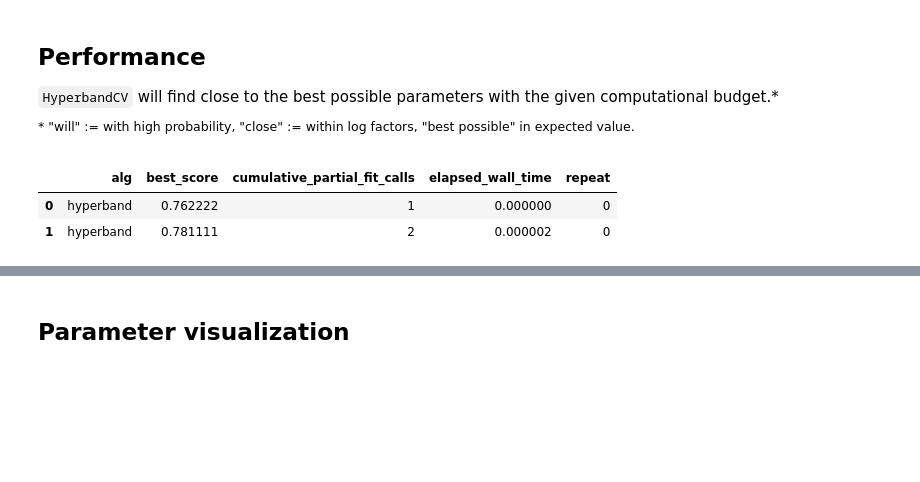
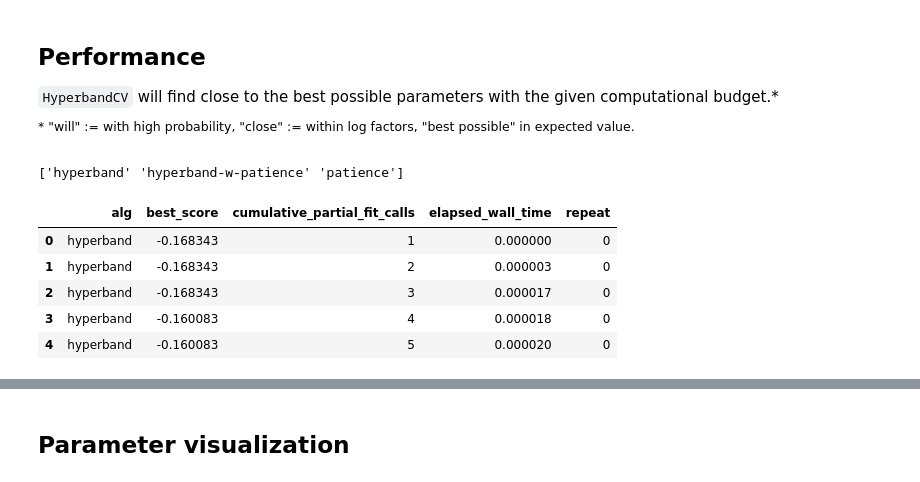
Before and after one commit to stsievert/dask-hyperband-comparison, a Jupyter notebook: Visualize.ipynb, the cells around one changed output, grey strips where cells are left out. Cells and saved outputs as stored; diff of their text form; code cells hidden in the pictures; blank space fills up the shorter version.

```diff
--- a/Visualize.ipynb
+++ b/Visualize.ipynb
@@ -7,4 +5,13 @@ with open('results/2018-11-07-history.json', 'r') as f:
-# %%
-from sklearn.externals import joblib
-with open("./results/2018-11-07-searches.joblib", "rb") as f:
-    searches = joblib.load(f)
+# %%
+import json
+def read_json(filename):
+    with open(filename, "r") as f:
+        return json.load(f)
+
+today = "2018-12-27"
+
+# list of arrays for each model.
+cv_results = {alg: read_json(f"out/{today}/{today}-{alg}-cv_results.json") for alg in ["hyperband", "hyperband-w-patience", "patience"]}
+
+# list of arrays with each score/time/etc. Each model entered more than once.
+histories = {alg: read_json(f"out/{today}/{today}-{alg}-history.json")for alg in ["hyperband", "hyperband-w-patience", "patience"]}
@@ -36,8 +53,8 @@ def shape_history(history, **kwargs):
 
     start = history[0]["elapsed_wall_time"]
     for row in history:
-        scores[row["model_id"]] = row["score"]
-        pf_calls[row["model_id"]] = row["partial_fit_calls"]
+        scores[row["estimator_id"]] = row["score"]
+        pf_calls[row["estimator_id"]] = row["partial_fit_calls"]
         cumulative_pf_calls = sum(pf_calls.values())
 
         out += [{"best_score": max(scores.values()),
@@ -48,15 +83,21 @@ def shape_history(history, **kwargs):
 # %%
-medium_rare = [shape_history(hist, repeat=i, alg=k)
-               for k, hists in history.items()
-               for i, hist in enumerate(hists)
-              ]
+medium_rare = [shape_history(hist, repeat=0, alg=k)
+               for k, hist in histories.items()]
+# medium = [smooth_histories(hist) for hist in medium_rare]
 
 well_done = sum(medium_rare, [])
 # %%
 import pandas as pd
 df = pd.DataFrame(well_done)
 df.head(n=2)
+df.elapsed_wall_time.describe()
+print(df.alg.unique())
+df.head()
 # %% [output]
+['hyperband' 'hyperband-w-patience' 'patience']
 |  | alg | best_score | cumulative_partial_fit_calls | elapsed_wall_time | repeat |
-| 0 | hyperband | 0.762222 | 1 | 0.000000 | 0 |
-| 1 | hyperband | 0.781111 | 2 | 0.000002 | 0 |
+| 0 | hyperband | -0.168343 | 1 | 0.000000 | 0 |
+| 1 | hyperband | -0.168343 | 2 | 0.000003 | 0 |
+| 2 | hyperband | -0.168343 | 3 | 0.000017 | 0 |
+| 3 | hyperband | -0.160083 | 4 | 0.000018 | 0 |
+| 4 | hyperband | -0.160083 | 5 | 0.000020 | 0 |
```
Also changed, not shown: parts of 11 cells of this notebook.
